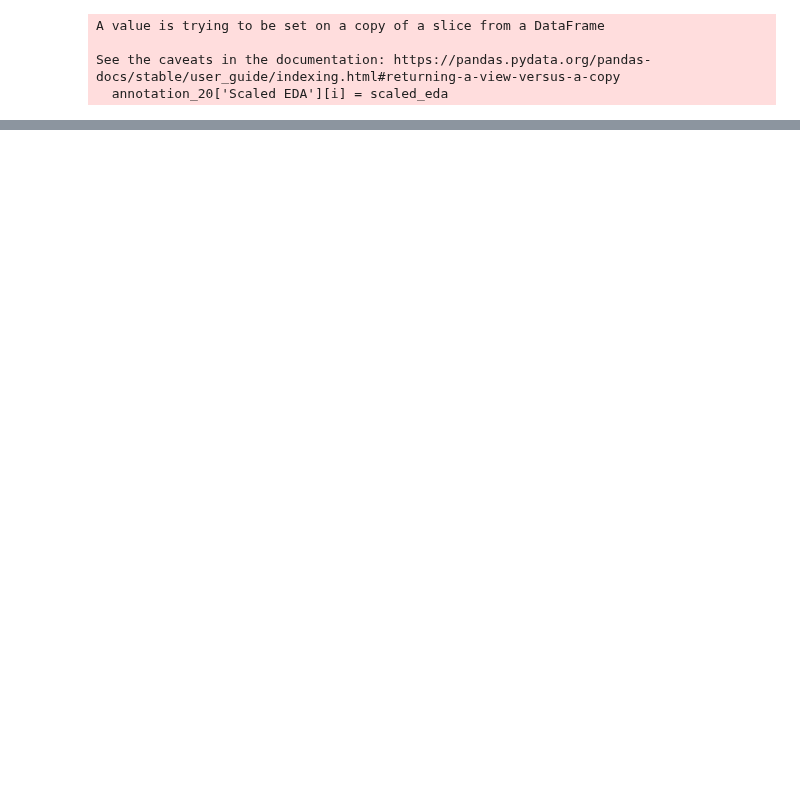
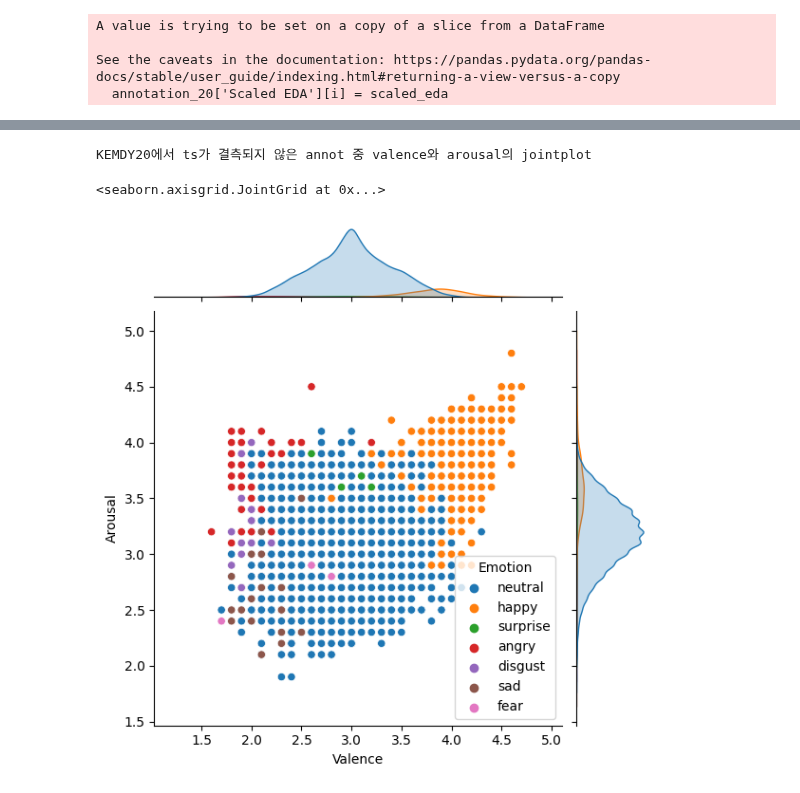
Before and after one commit to ARP-Lab/multi_modal, a Jupyter notebook: experimental/k_ts_preprocessing.ipynb, the cells around one changed output, grey strips where cells are left out. Saved outputs shown, nothing was run; the diff lists cells and outputs as text; code cells hidden in the pictures; blank space fills up the shorter version.

```diff
--- a/experimental/k_ts_preprocessing.ipynb
+++ b/experimental/k_ts_preprocessing.ipynb
@@ -626,0 +496,9 @@ sns.jointplot(x = 'Valence', y='Arousal', data = annotation_20.iloc[single_targe
+# %%
+print("KEMDY20에서 ts가 결측되지 않은 annot 중 valence와 arousal의 jointplot")
+import seaborn as sns
+
+sns.jointplot(x = 'Valence', y='Arousal', data = annotation_20_nonmissing.iloc[single_target_index], hue='Emotion')
+# %% [output]
+KEMDY20에서 ts가 결측되지 않은 annot 중 valence와 arousal의 jointplot
+<seaborn.axisgrid.JointGrid at 0x...>
+[figure, added]
```
Also changed, not shown: parts of 50 cells of this notebook, 5 other files.
